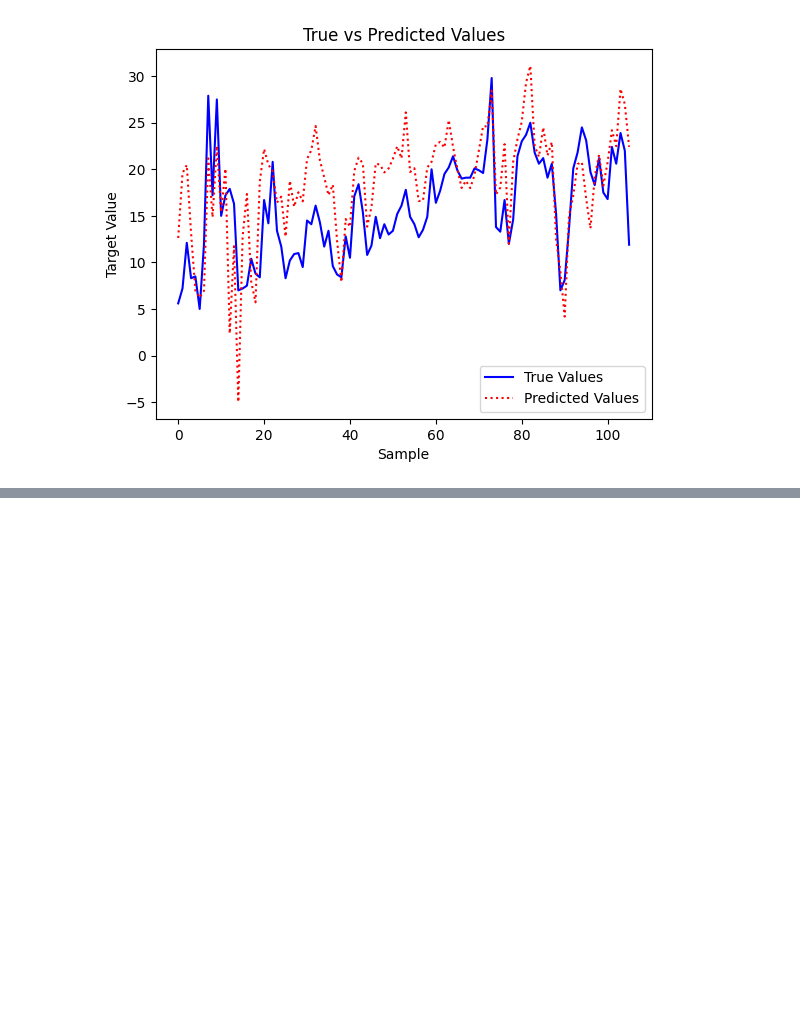
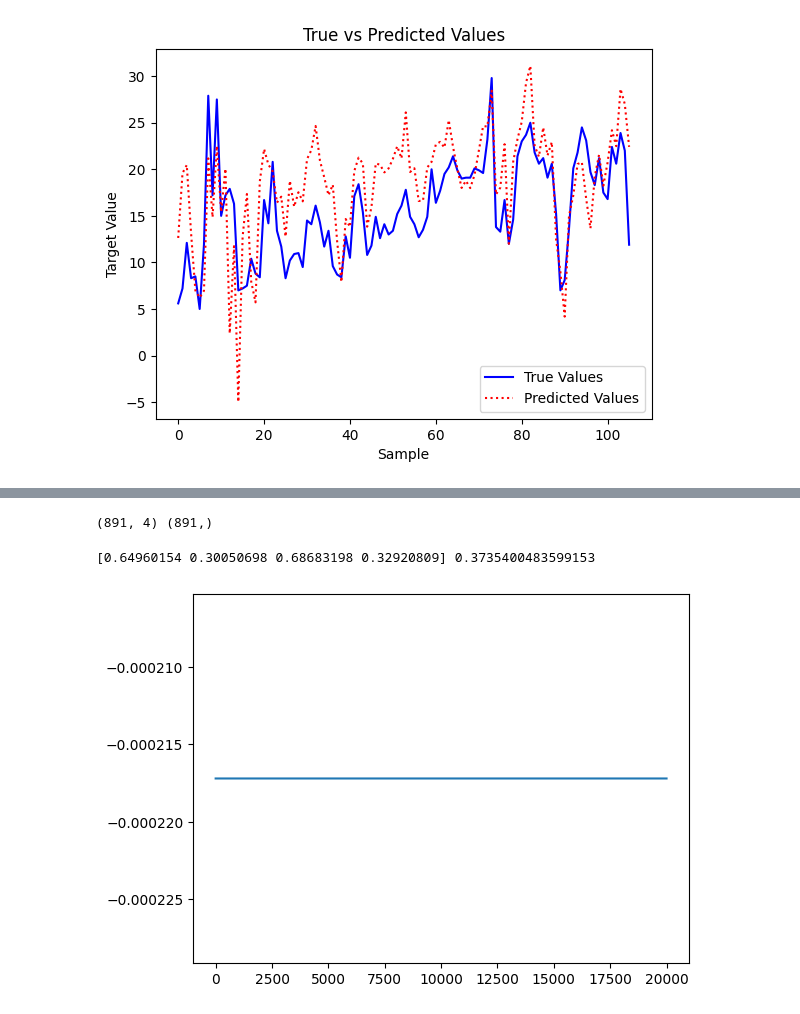
Before and after one commit to mmm4707/machine_learning, a Jupyter notebook: Untitled0.ipynb, the cells around one changed output, grey strips where cells are left out. Saved outputs shown, nothing was run; the diff lists cells and outputs as text; code cells hidden in the pictures; blank space fills up the shorter version.

```diff
--- a/Untitled0.ipynb
+++ b/Untitled0.ipynb
@@ -1089,0 +1203,54 @@ Test Loss: 28.337114986906382
+# %%
+x_train = np.zeros([len(df_train), 4])
+y_train = df_train["Survived"]
+print(x_train.shape, y_train.shape)
+# %% [output]
+(891, 4) (891,)
+# %%
+# Sex
+x_train[:, 0] = df_train["Sex"].map( {"male": 0, "female": 1} ).astype(float)
+# Pclass
+x_train[:, 1] = df_train["Pclass"].map( {3: 0, 2: 1, 1: 2} ).astype(float)
+# Fare
+x_train[:, 2] = (df_train["Fare"] - df_train["Fare"].mean()) / df_train["Fare"].std()
+# Embarked
+# fillna("S") : missing data에 대한 처리
+x_train[:, 3] = df_train["Embarked"].fillna("S").map( {"S": 0, "Q": 1, "C": 2} ).astype(float)
+# %%
+w = np.random.rand(4)
+b = np.random.rand()
+print(w, b)
+# %% [output]
+[0.64960154 0.30050698 0.68683198 0.32920809] 0.3735400483599153
+# %%
+def sigmoid(x):
+ return 1.0 / (1.0 + np.exp(-x))
+def hypothesis(w, x, b):
+ return sigmoid(x.dot(w) + b)
+def cost_function(h, y):
+ return -np.mean(y * np.log(h + 1e-8) + (1.0 - y) * np.log(1.0 - h + 1e-8))
+# %%
+epoch = 20000
+alpha = 0.04
+
+total_loss = []
+for i in range(epoch):
+
+    h = hypothesis(w, x_train, b)
+
+    loss = cost_function(h, y_train)
+
+    dw = np.dot(x_train.T, (h - y_train)) / len(y_train)
+    db = np.sum(h - y_train) / len(y_train)
+
+    w -= alpha * dw
+    b -= alpha * db
+
+    total_loss.append(loss)
+
+total_loss = np.array(total_loss)
+
+plt.plot(10.0 * np.log(total_loss / (np.max(total_loss + 1e-5))))
+plt.show()
+# %% [output]
+[figure, added]
```
Also changed, not shown: parts of 22 cells of this notebook.
